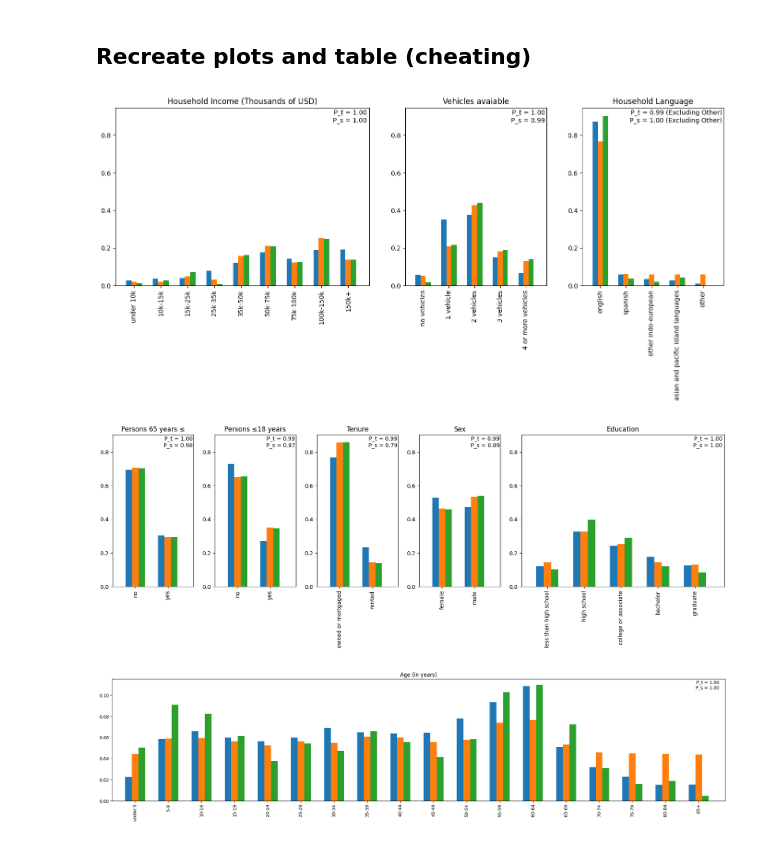
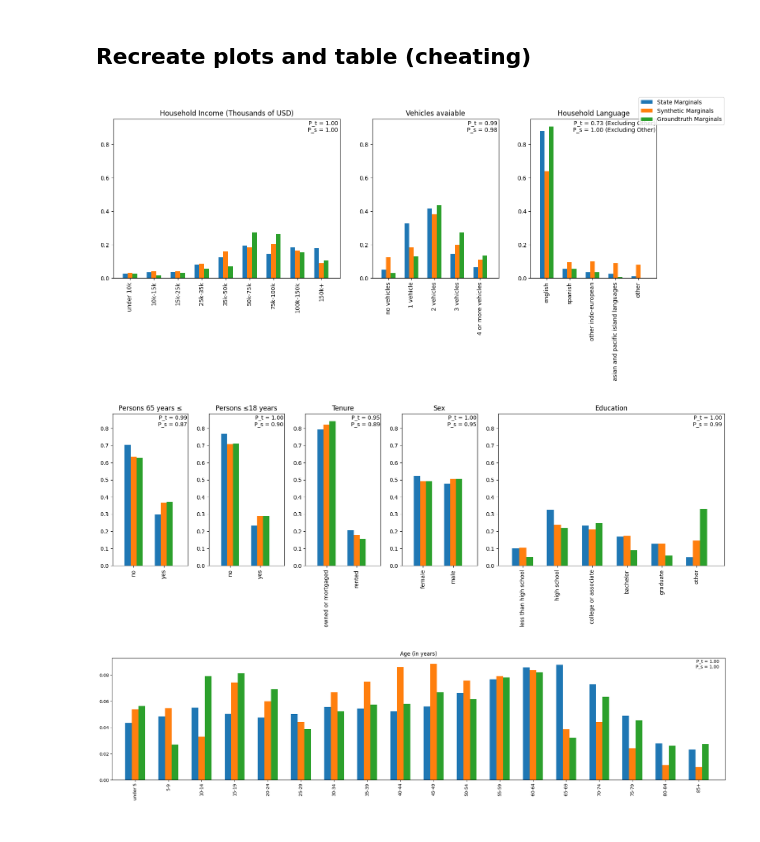
Before and after one commit to fabi-kb/GNN_Project, a Jupyter notebook: finetune_analysis.ipynb, the cells around one changed output. Cells and saved outputs as stored; diff of their text form; code cells hidden in the pictures.

```diff
--- a/finetune_analysis.ipynb
+++ b/finetune_analysis.ipynb
@@ -234,12 +192,12 @@ def create_table(marginals, predicted_marginals, state_marginals, file_name):
 # %%
 # Read state data
 # Get pums_data and marginals
-data_name = "one_hot_pNaNs_agep.csv"
+data_name = "one_hot_pNaNs_agep_21.csv"
 pums_data = pd.read_csv(f"/workspace/data/{data_name}")
 pums_np = pums_data.to_numpy()
 
 # Read marginals
-with open("marginals.json") as f:
+with open("/workspace/data/ACS_tract_tables/Delaware50101/marginals.json") as f:
     marginals = json.load(f)
 
 # Read predictions data and make one-hot
@@ -254,13 +212,13 @@ predictions_unchanged = predictions_torch.detach().cpu().numpy()
 
 hardmax = GroupHardMax(group_sizes) # Make one-hot
 predictions_onehot = hardmax(predictions_torch)
-predictions = predictions_onehot.detach().cpu().numpy()
+synth_data = predictions_onehot.detach().cpu().numpy()
 
 # Get marginals for predicted, predicted_cheating and state data
 household_indices, personal_indices, nan_indices = get_matching_indices(marginals, list(pums_data.columns))
 
 # Get marginal values for the predictions:
-predicted_marginals         = get_marginals(predictions, household_indices, personal_indices, nan_indices)
+predicted_marginals         = get_marginals(synth_data, household_indices, personal_indices, nan_indices)
 predicted_marginals_cheat   = get_marginals(predictions_unchanged, household_indices, personal_indices, nan_indices)
 state_marginals             = get_marginals(pums_np, household_indices, personal_indices, nan_indices)
 
@@ -285,12 +307,12 @@ create_table(marginals, predicted_marginals, state_marginals, 'table4')
 # %% [markdown]
 ## Recreate plots and table (cheating)
 # %%
-plot_vars_bars(marginals, predicted_marginals_cheat, state_marginals, ['HINCP', 'VEH', 'HHL'], legend=False, figsize = (17,5), img_name = 'plots1_cheat')
+plot_vars_bars(marginals, predicted_marginals_cheat, state_marginals, ['HINCP', 'VEH', 'HHL'], legend=True, figsize = (17,5), img_name = 'plots1_cheat')
 plot_vars_bars(marginals, predicted_marginals_cheat, state_marginals, ['R65', 'R18', 'TEN', 'SEX', 'SCHL'], legend=False, figsize = (20,5), img_name = 'plots2_cheat')
 plot_vars_bars(marginals, predicted_marginals_cheat, state_marginals, ['AGEP'], legend=False, figsize = (25,5), bbox_to_anchor = (0.65, -0.3), img_name = 'plots3_cheat')
 create_table(marginals, predicted_marginals_cheat, state_marginals, 'table4_cheat')
 # %% [output]
-[figure, old version]
+[figure, new version]
-[figure, old version]
+[figure, new version]
-[figure, old version]
+[figure, new version]
 |  | TEN | VEH | HHL | HINCP | R18 | R65 | AGEP | SCHL | SEX |
```
Also changed, not shown: parts of 9 cells of this notebook.
